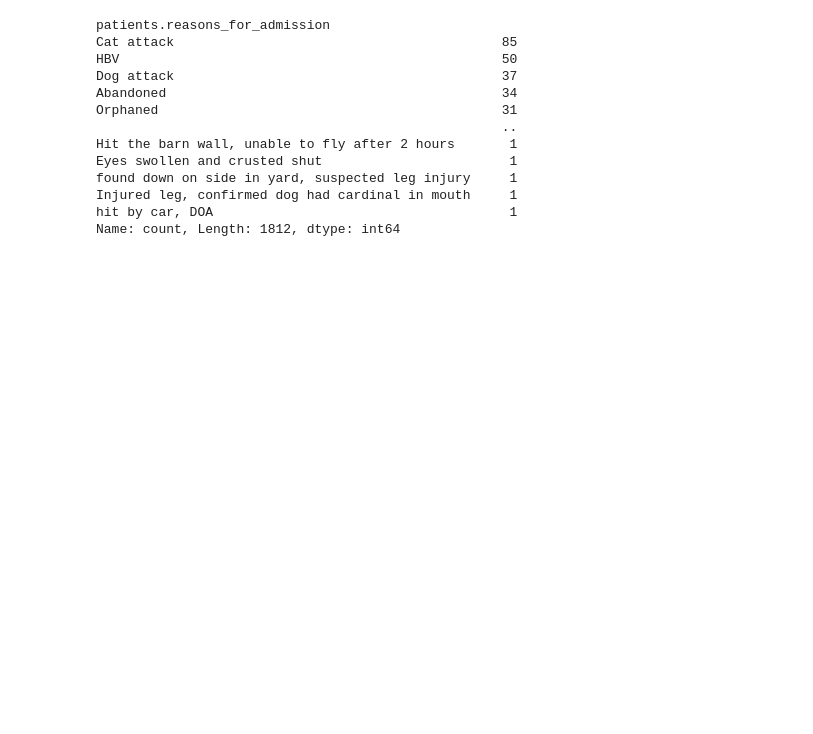
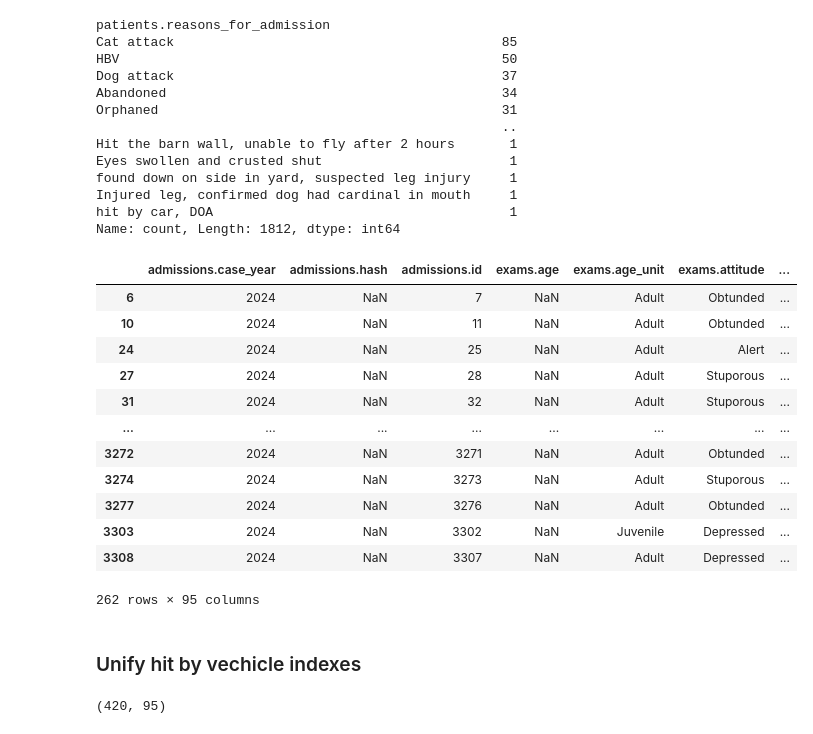
Before and after one commit to code-for-charlottesville/wildlife_collisions, a Jupyter notebook: pipeline_cleaning/WRMD Data/WRMD_data_profiling.ipynb, the cells around one changed output. Drawn from its saved outputs; the diff is of its cells as text; code cells hidden in the pictures; blank space fills up the shorter version.

```diff
--- a/pipeline_cleaning/WRMD Data/WRMD_data_profiling.ipynb
+++ b/pipeline_cleaning/WRMD Data/WRMD_data_profiling.ipynb
@@ -186,6 +186,20 @@ Name: count, Length: 1812, dtype: int64
 # %%
 # Set up a regex pattern to match the string "vehicle" or "HBV" or "collision" in the patient.reasons_for_admission column
 vehicle_collision_regex = "vehicle|HBV|collision"
-
-df[df['patients.reasons_for_admission'].str.contains("vehicle|HBV", regex=True, case=False, na=False)]
+# Find rows where the patients.ressons_for_admission column contains the string "vehicle" or "HBV" or "collision" and examine the results
+df[df['patients.reasons_for_admission'].str.contains(vehicle_collision_regex, regex=True, case=False, na=False)]
+# %% [output]
+|  | admissions.case_year | admissions.hash | admissions.id | exams.age | exams.age_unit | exams.attitude | ... |
+| 6 | 2024 | NaN | 7 | NaN | Adult | Obtunded | ... |
+| 10 | 2024 | NaN | 11 | NaN | Adult | Obtunded | ... |
+| 24 | 2024 | NaN | 25 | NaN | Adult | Alert | ... |
+| 27 | 2024 | NaN | 28 | NaN | Adult | Stuporous | ... |
+| 31 | 2024 | NaN | 32 | NaN | Adult | Stuporous | ... |
+| ... | ... | ... | ... | ... | ... | ... | ... |
+| 3272 | 2024 | NaN | 3271 | NaN | Adult | Obtunded | ... |
+| 3274 | 2024 | NaN | 3273 | NaN | Adult | Stuporous | ... |
+| 3277 | 2024 | NaN | 3276 | NaN | Adult | Obtunded | ... |
+| 3303 | 2024 | NaN | 3302 | NaN | Juvenile | Depressed | ... |
+| 3308 | 2024 | NaN | 3307 | NaN | Adult | Depressed | ... |
+262 rows × 95 columns
 # %%
@@ -201,0 +208,2 @@ df_x1 = df[df['patients.reasons_for_admission'].str.contains("vehicle|HBV", rege
+# %% [markdown]
+### Unify hit by vechicle indexes
@@ -201,0 +216,4 @@ df_x1 = df[df['patients.reasons_for_admission'].str.contains("vehicle|HBV", rege
+# %%
+df_vehicle_collisions.shape
+# %% [output]
+(420, 95)
```
Also changed, not shown: parts of 7 cells of this notebook.
